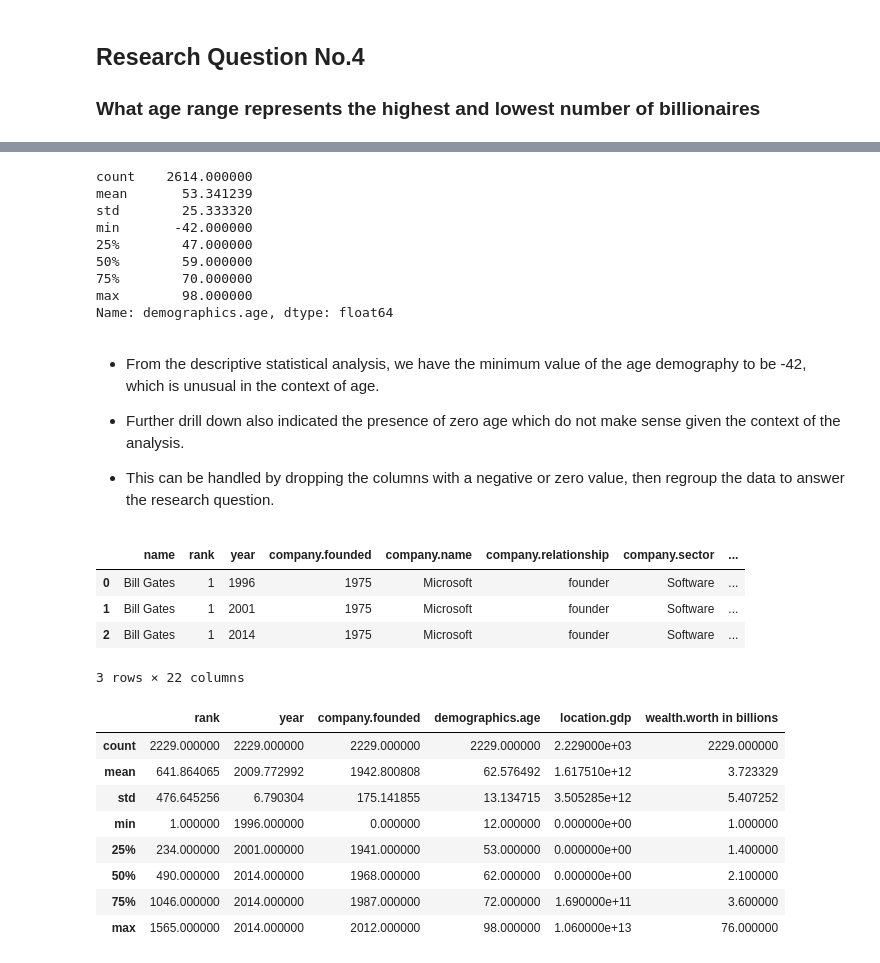
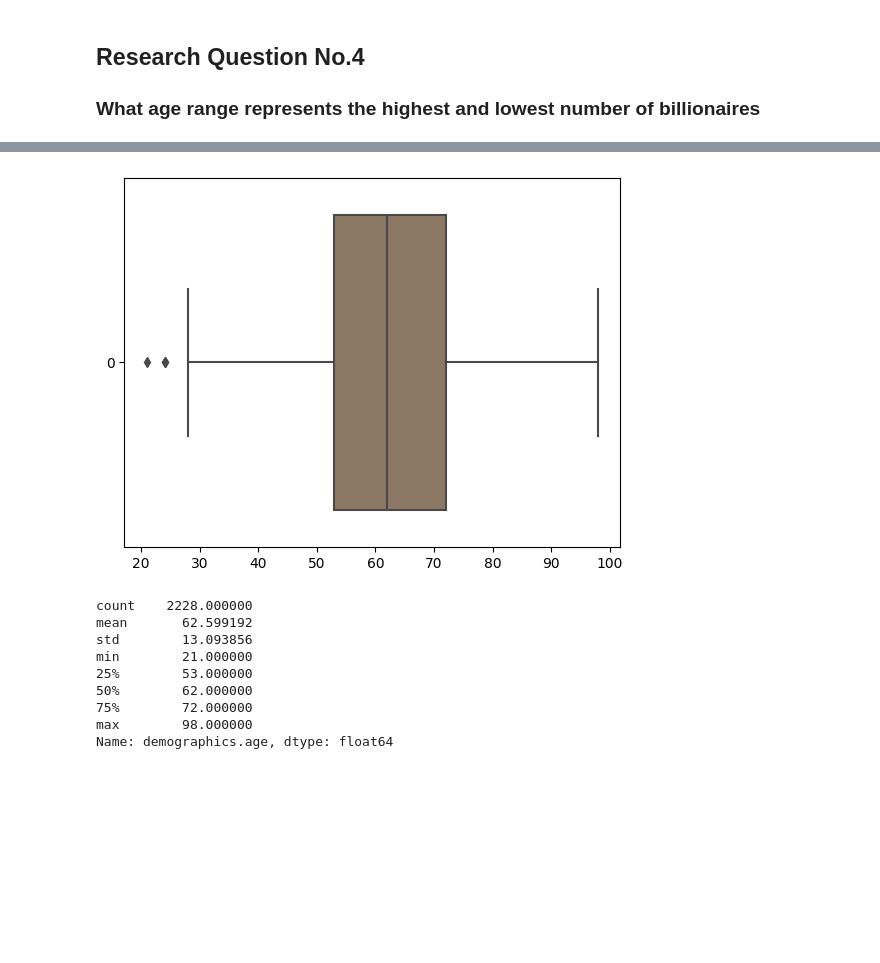
Before and after one commit to obinnaofomah/Forbes_Billionaires_Analysis, a Jupyter notebook: Billionaire Data Analysis.ipynb, the cells around one changed output, grey strips where cells are left out. Drawn from its saved outputs; the diff is of its cells as text; code cells hidden in the pictures; blank space fills up the shorter version.

```diff
--- a/Billionaire Data Analysis.ipynb
+++ b/Billionaire Data Analysis.ipynb
@@ -484,0 +511,7 @@ for i, v in enumerate(female_group['Count']):
+# %%
+# Perform some data cleaning to remove or reduce the outliers.
+
+
+quantile =  data['demographics.age'].quantile(0.1475)
+
+quantile
@@ -484,0 +520,8 @@ for i, v in enumerate(female_group['Count']):
+# %%
+# Review the descriptive statistics of the cleaned age data.
+
+ # The median and mean seems pretty close enough
+
+filtered_age = data[data['demographics.age'] > quantile]
+
+filtered_age['demographics.age'].describe()
@@ -485,46 +538,17 @@ for i, v in enumerate(female_group['Count']):
+# %%
+sns.boxplot(filtered_age['demographics.age'], orient='h', color='#937860');
+# %% [output]
+[figure, added]
 # %%
 # Check the statistical analysis of the age demography
-
-data['demographics.age'].describe()
+filtered_age['demographics.age'].describe()
 # %% [output]
-count    2614.000000
-mean       53.341239
-std        25.333320
-min       -42.000000
-25%        47.000000
-50%        59.000000
-75%        70.000000
+count    2228.000000
+mean       62.599192
+std        13.093856
+min        21.000000
+25%        53.000000
+50%        62.000000
+75%        72.000000
 max        98.000000
 Name: demographics.age, dtype: float64
-# %% [markdown]
-* From the descriptive statistical analysis, we have the minimum value of the age demography to be -42, which is unusual in the context of age.
-
-* Further drill down also indicated the presence of zero age which do not make sense given the context of the analysis.
-
-* This can be handled by dropping the columns with a negative or zero value, then regroup the data to answer the research question.
-# %%
-# Filter out dataframe without a negative or zero age demography, and reset the index label
-
-cleaned_age_data = data[data['demographics.age'] > 0].reset_index(drop=True)
-
-cleaned_age_data.head(3)
-# %% [output]
-|  | name | rank | year | company.founded | company.name | company.relationship | company.sector | ... |
-| 0 | Bill Gates | 1 | 1996 | 1975 | Microsoft | founder | Software | ... |
-| 1 | Bill Gates | 1 | 2001 | 1975 | Microsoft | founder | Software | ... |
-| 2 | Bill Gates | 1 | 2014 | 1975 | Microsoft | founder | Software | ... |
-3 rows × 22 columns
-# %%
-# Run the describe() method on the new dataset to see the statistics of the age demography
-
-cleaned_age_data.describe()
-# %% [output]
-|  | rank | year | company.founded | demographics.age | location.gdp | wealth.worth in billions |
-| count | 2229.000000 | 2229.000000 | 2229.000000 | 2229.000000 | 2.229000e+03 | 2229.000000 |
-| mean | 641.864065 | 2009.772992 | 1942.800808 | 62.576492 | 1.617510e+12 | 3.723329 |
-| std | 476.645256 | 6.790304 | 175.141855 | 13.134715 | 3.505285e+12 | 5.407252 |
-| min | 1.000000 | 1996.000000 | 0.000000 | 12.000000 | 0.000000e+00 | 1.000000 |
-| 25% | 234.000000 | 2001.000000 | 1941.000000 | 53.000000 | 0.000000e+00 | 1.400000 |
-| 50% | 490.000000 | 2014.000000 | 1968.000000 | 62.000000 | 0.000000e+00 | 2.100000 |
-| 75% | 1046.000000 | 2014.000000 | 1987.000000 | 72.000000 | 1.690000e+11 | 3.600000 |
-| max | 1565.000000 | 2014.000000 | 2012.000000 | 98.000000 | 1.060000e+13 | 76.000000 |
```
Also changed, not shown: parts of 11 cells of this notebook.
